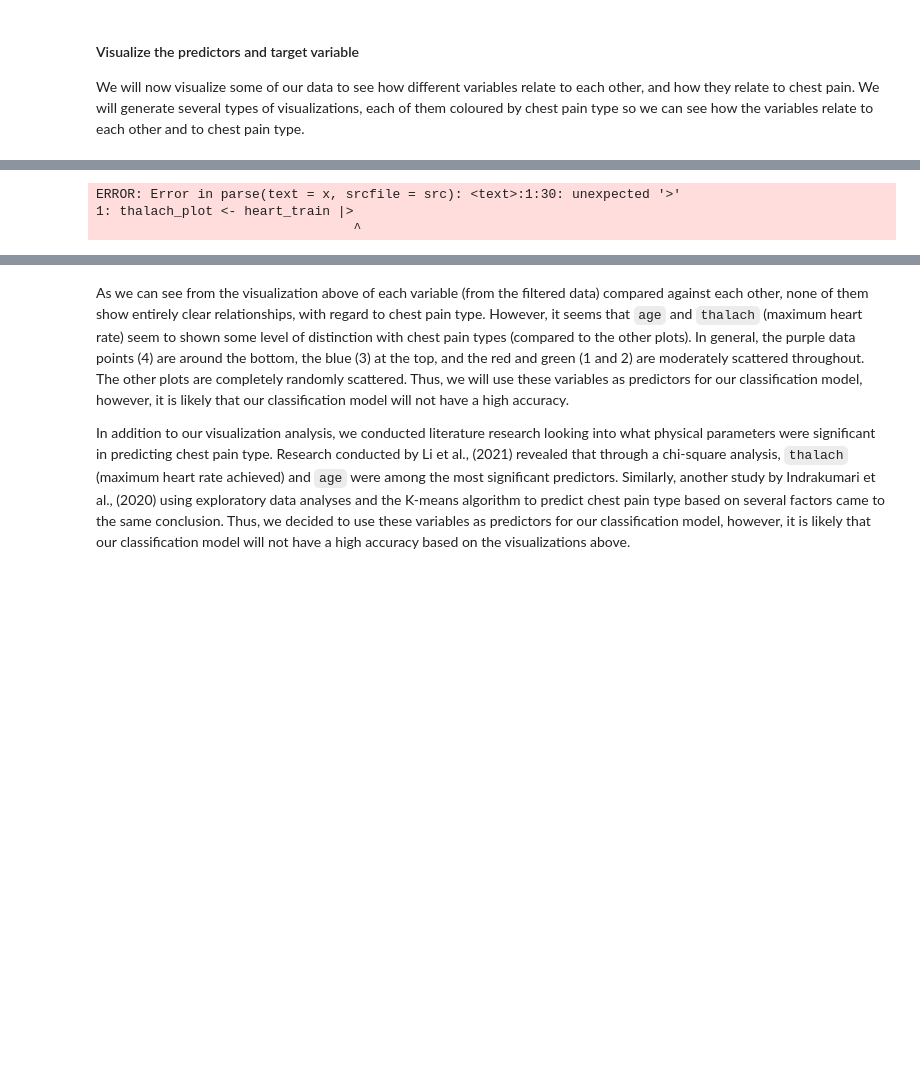
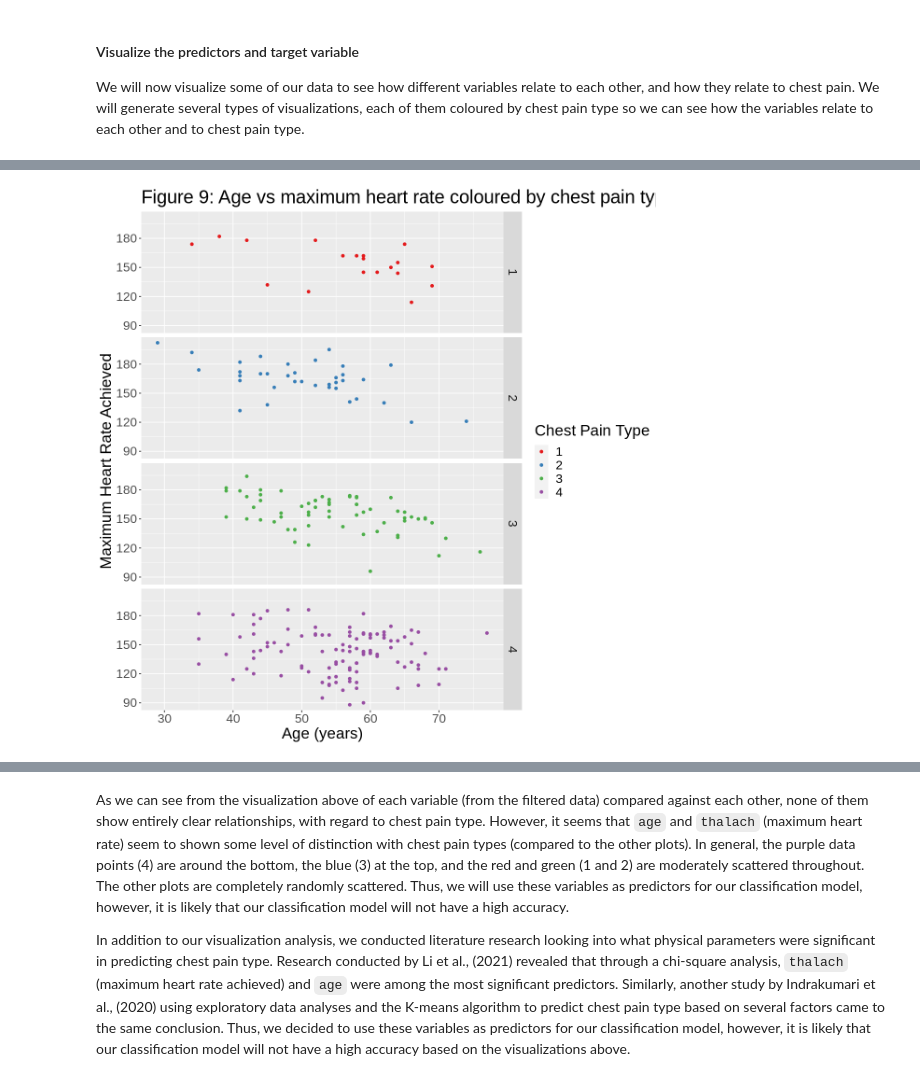
Before and after one commit to hebabm/group-31, a Jupyter notebook: finalreport.ipynb, the cells around one changed output, grey strips where cells are left out. Saved outputs shown, nothing was run; the diff lists cells and outputs as text; code cells hidden in the pictures; blank space fills up the shorter version.

```diff
--- a/finalreport.ipynb
+++ b/finalreport.ipynb
@@ -210,21 +257,19 @@ chol_plot
 # %%
-thalach_plot <- heart_train |>
+thalach_plot <- heart_train %>%
     ggplot(aes(x=age,
                y= thalach,
                colour = cp)) +
         labs(title = "Figure 9: Age vs maximum heart rate coloured by chest pain type",
              x = "Age (years)",
              y = "Maximum Heart Rate Achieved",
             colour = 'Chest Pain Type') +
         geom_point() +
         facet_grid(rows = vars(cp)) +
         scale_color_brewer(palette = "Set1") +
     theme(text = element_text(size = 20))
 thalach_plot
 # %% [output]
-ERROR: Error in parse(text = x, srcfile = src): <text>:1:30: unexpected '>'
-1: thalach_plot <- heart_train |>
-                                 ^
+[figure, added]
 # %%
 library(GGally)
 library(broom)
```
Also changed, not shown: parts of 18 cells of this notebook.
